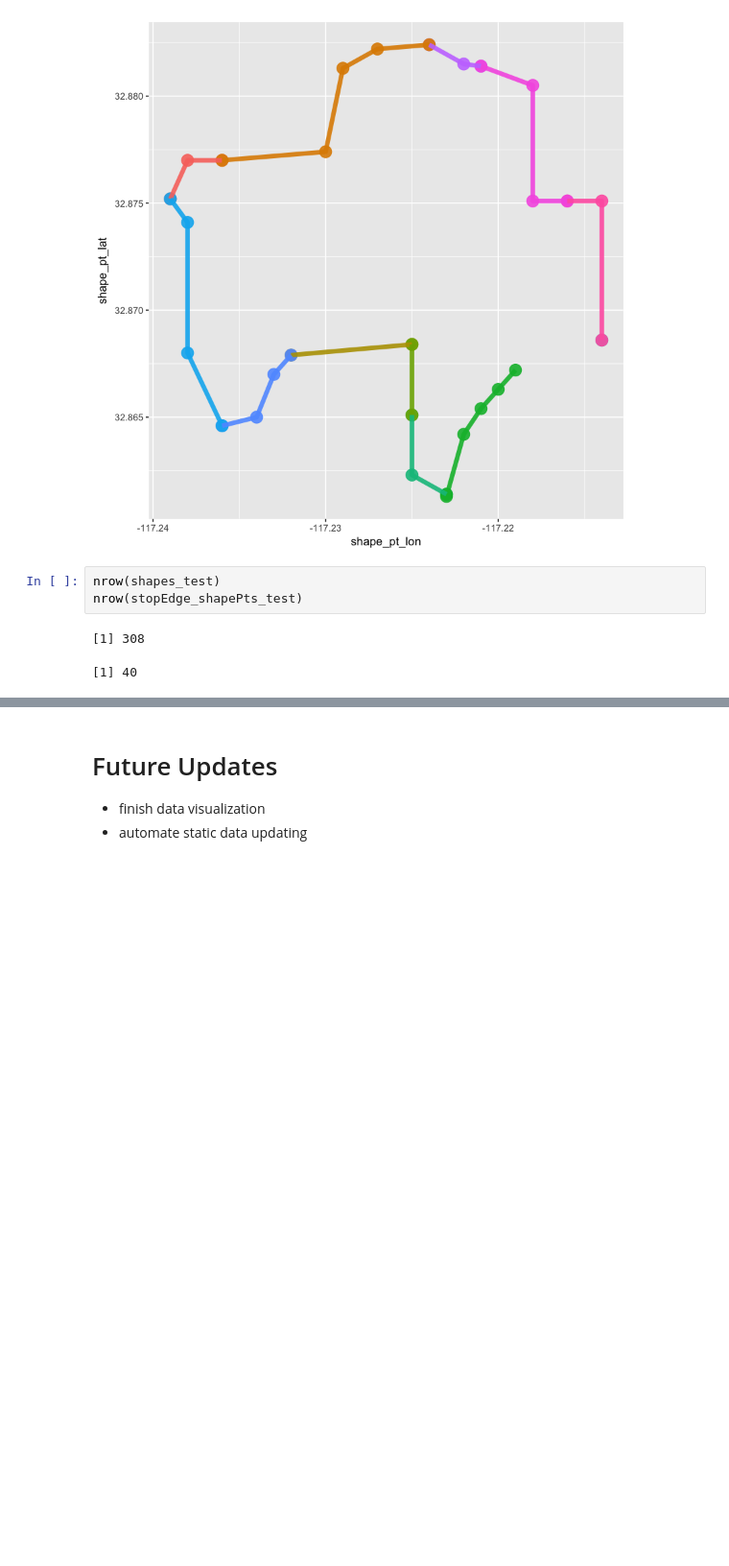
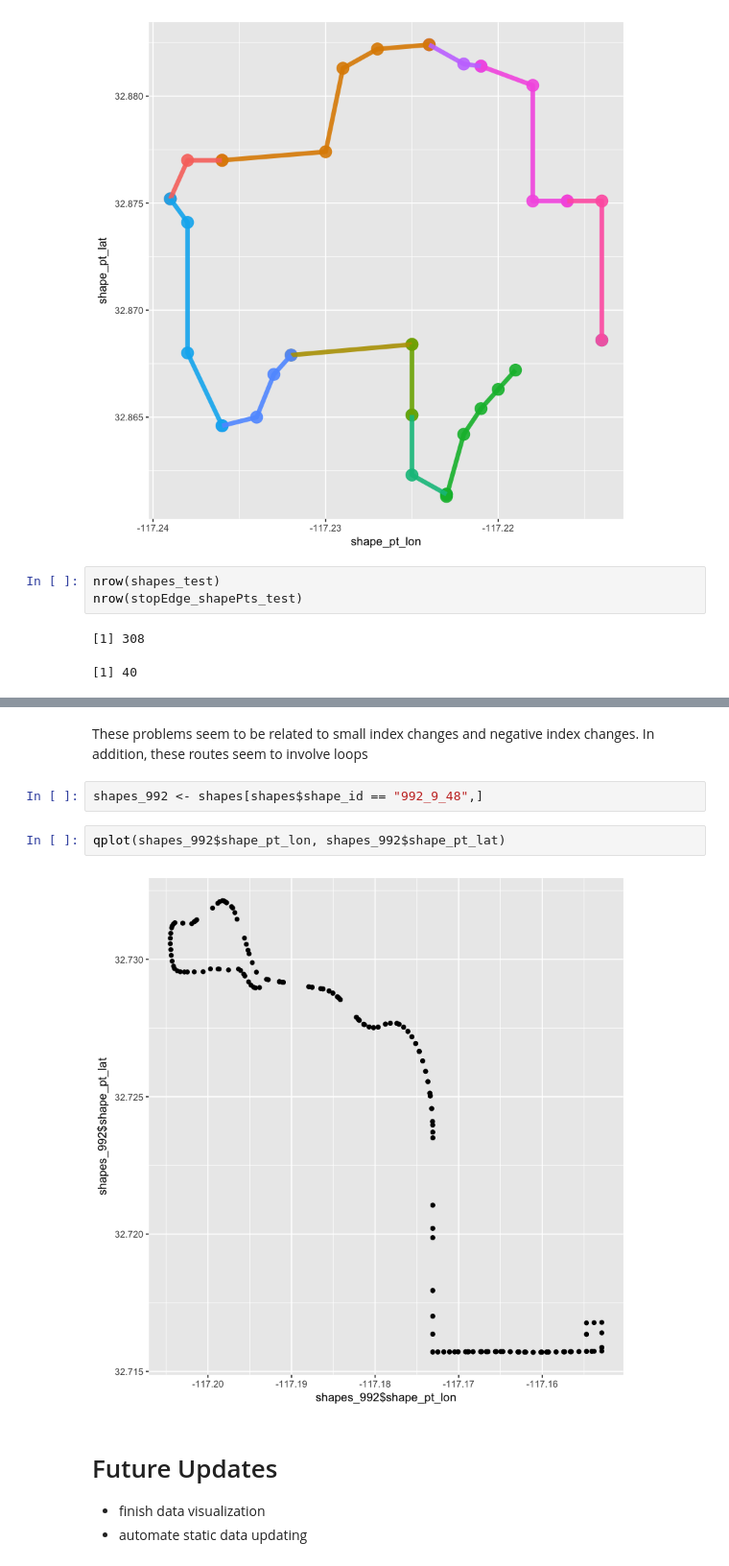
Before and after one commit to wnanpi95/wnanpi95.github.io, a Jupyter notebook: Presentation_nb.ipynb, the cells around one changed output, grey strips where cells are left out. Shown at 96% size. Cells and saved outputs as stored; diff of their text form; blank space fills up the shorter version.

```diff
--- a/Presentation_nb.ipynb
+++ b/Presentation_nb.ipynb
@@ -211,3 +296,11 @@ nrow(stopEdge_shapePts_test)
+# %% [markdown]
+These problems seem to be related to small index changes and negative index changes. In addition, these routes seem to involve loops
+# %%
+shapes_992 <- shapes[shapes$shape_id == "992_9_48",]
+# %%
+qplot(shapes_992$shape_pt_lon, shapes_992$shape_pt_lat)
+# %% [output]
+[figure, added]
 # %% [markdown]
 # Future Updates
 
```
Also changed, not shown: parts of 15 cells of this notebook.
